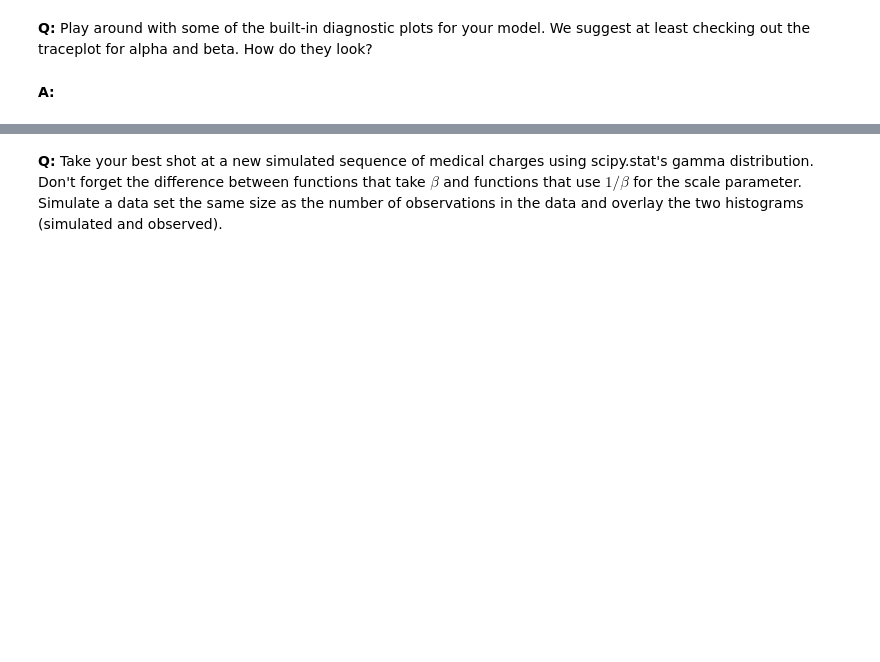
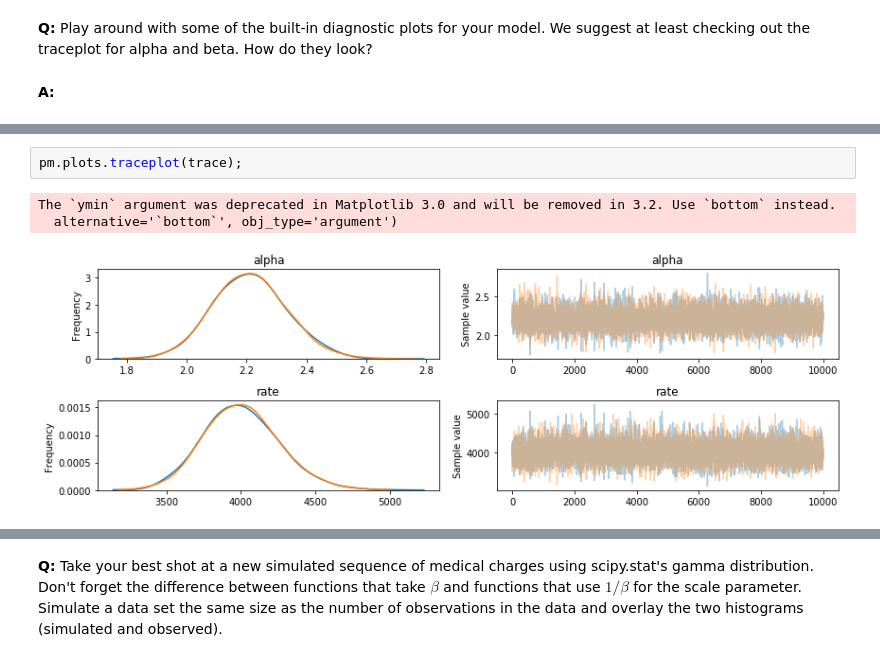
Before and after one commit to 8-Waste/Springboard, a Jupyter notebook: Projects/08-03 inferential_statistics_3-Q.ipynb, the cells around one changed output, grey strips where cells are left out. Drawn from its saved outputs; the diff is of its cells as text; blank space fills up the shorter version.

```diff
--- a/Projects/08-03 inferential_statistics_3-Q.ipynb
+++ b/Projects/08-03 inferential_statistics_3-Q.ipynb
@@ -182,0 +209,6 @@ pm.plots.traceplot(burned_trace)
+# %%
+pm.plots.traceplot(trace);
+# %% [output]
+The `ymin` argument was deprecated in Matplotlib 3.0 and will be removed in 3.2. Use `bottom` instead.
+  alternative='`bottom`', obj_type='argument')
+[figure, added]
```
Also changed, not shown: parts of 25 cells of this notebook.
